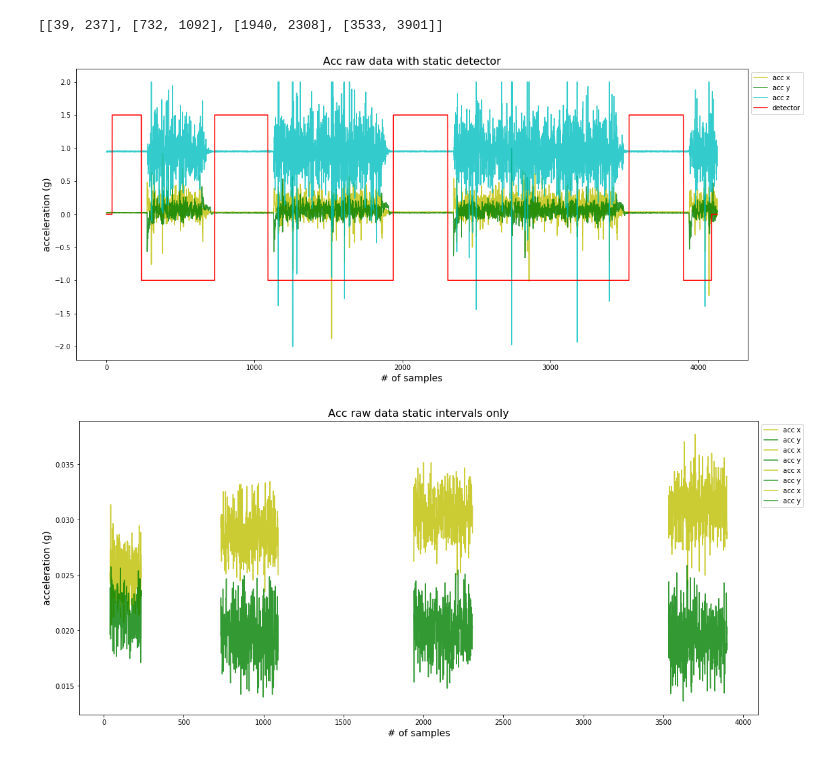
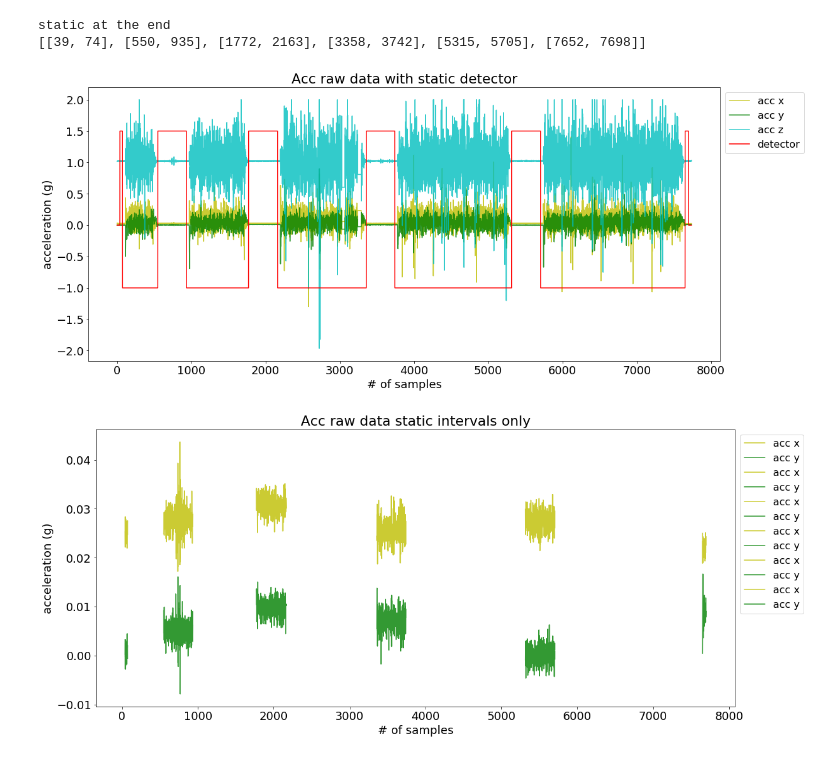
Before and after one commit to PHIL-MQP/phil, a Jupyter notebook: python/notebooks/Field Trip 3 IMU.ipynb, the cells around one changed output. Cells and saved outputs as stored; diff of their text form; code cells hidden in the pictures.

```diff
--- a/python/notebooks/Field Trip 3 IMU.ipynb
+++ b/python/notebooks/Field Trip 3 IMU.ipynb
@@ -3,8 +3,9 @@ import csv
 import numpy as np
 import matplotlib.pyplot as plt
 import matplotlib.cm as cm
+plt.style.use("../phil.mplstyle")
 # %%
-datafile = "recorded_sensor_data/field_data_2/auto/mocap_data-175.173.csv"
+datafile = "recorded_sensor_data/field_data_3/auto/rio-data-25.5221.csv"
 reader = csv.reader(open(datafile, 'r'))
 
 next(reader) # skip header
@@ -53,41 +54,42 @@ def get_static_intervals(threshold, data, window_size):
 # %%
 # static_guess = [[0, 95],[600,950],[1800,2200],[3350,3800], [5300,5700]]
 
 init_variance = np.linalg.norm(np.var(raw_acc_data[:, :80], axis=0))
 
-static_guess, classification = get_static_intervals(init_variance**6, raw_acc_data, 80)
+static_guess, classification = get_static_intervals(init_variance**5, raw_acc_data, 80)
 
 print(static_guess)
 opacity = 0.8
 
 plt.figure(figsize=(18,8))
-plt.title("Acc raw data with static detector", fontsize = 16)
-plt.xlabel("# of samples", fontsize = 14)
-plt.ylabel("acceleration (g)", fontsize = 14)
+plt.title("Acc raw data with static detector")
+plt.xlabel("# of samples")
+plt.ylabel("acceleration (g)")
 plt.plot(raw_data[:,0] , c = 'y', alpha = opacity, label = 'acc x')
 plt.plot(raw_data[:,1] , c = 'g', alpha = opacity, label = 'acc y')
 plt.plot(raw_data[:,2] , c = 'c', alpha = opacity, label = 'acc z')
 # for g in static_guess:
 #     plt.plot([g[0],g[0]],[-1.5,2.0], c = 'r')
 #     plt.plot([g[1],g[1]],[-1.5,2.0], c = 'r')
 plt.plot(classification, c = 'r', label = 'detector')
 plt.legend(bbox_to_anchor=(1,1))
 plt.show()
 
 
 plt.figure(figsize=(18,8))
-plt.title("Acc raw data static intervals only", fontsize = 16)
-plt.xlabel("# of samples", fontsize = 14)
-plt.ylabel("acceleration (g)", fontsize = 14)
+plt.title("Acc raw data static intervals only")
+plt.xlabel("# of samples")
+plt.ylabel("acceleration (g)")
 for g in static_guess:
     plt.plot(range(g[0], g[1]),raw_data[g[0]:g[1],0], c = 'y', alpha = opacity, label = 'acc x')
     plt.plot(range(g[0], g[1]),raw_data[g[0]:g[1],1], c = 'g', alpha = opacity, label = 'acc y')
 plt.legend(bbox_to_anchor=(1,1))
 plt.show()
 # %% [output]
-[[39, 237], [732, 1092], [1940, 2308], [3533, 3901]]
+static at the end
+[[39, 74], [550, 935], [1772, 2163], [3358, 3742], [5315, 5705], [7652, 7698]]
-[figure, old version]
+[figure, new version]
-[figure, old version]
+[figure, new version]
 # %%
 def find_static_mean(data, static_intervals):
     averages = []
```
Also changed, not shown: parts of 3 cells of this notebook, 2 other files.
